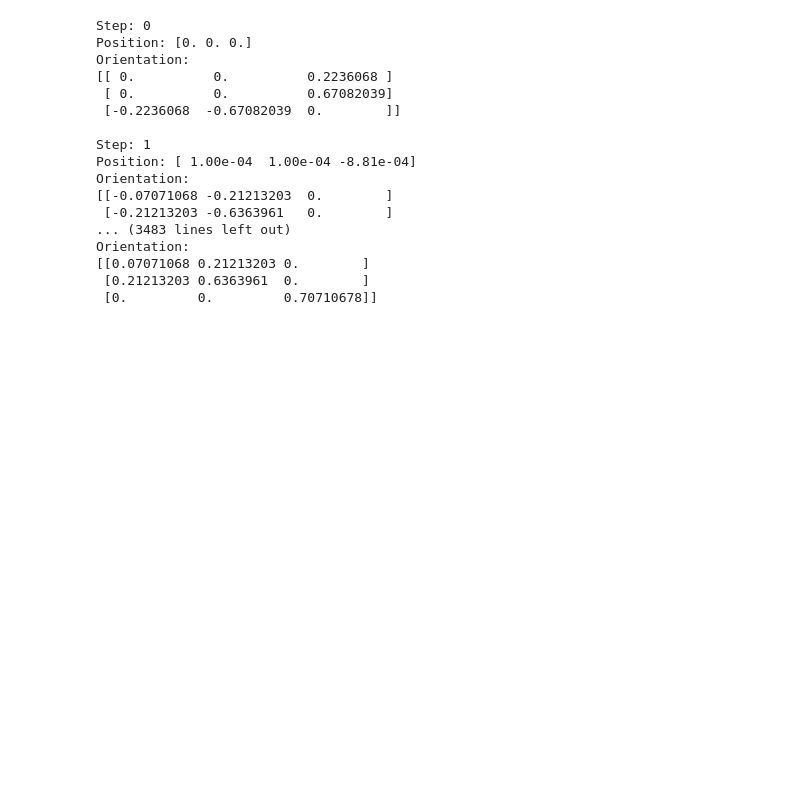
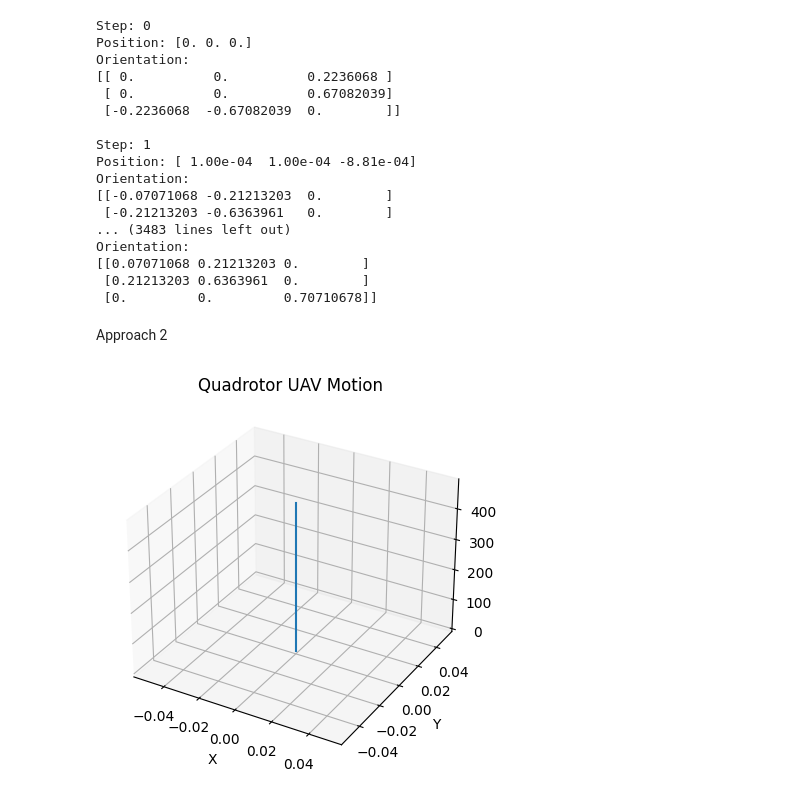
Before and after one commit to ME-UoP-ME421-Feb-2023/Rankine-RF, a Jupyter notebook: GroupRF_ControlSystems_Lab.ipynb, the cells around one changed output. Drawn from its saved outputs; the diff is of its cells as text; code cells hidden in the pictures; blank space fills up the shorter version.

```diff
--- a/GroupRF_ControlSystems_Lab.ipynb
+++ b/GroupRF_ControlSystems_Lab.ipynb
@@ -400,3 +400,70 @@ Orientation:
 [[0.07071068 0.21213203 0.        ]
  [0.21213203 0.6363961  0.        ]
  [0.         0.         0.70710678]]
+# %% [markdown]
+Approach 2
+# %%
+import numpy as np
+import matplotlib.pyplot as plt
+from mpl_toolkits.mplot3d import Axes3D
+
+def simulate_quadrotor(total_time, dt):
+    # Constants
+    g = 9.81  # Acceleration due to gravity
+    m = 1.0  # Mass of the quadrotor
+    I = np.array([[0.1, 0.0, 0.0],
+                  [0.0, 0.1, 0.0],
+                  [0.0, 0.0, 0.2]])  # Moment of inertia matrix
+
+    # Initial state
+    position = np.array([0.0, 0.0, 0.0])
+    velocity = np.array([0.0, 0.0, 0.0])
+    orientation = np.array([0.0, 0.0, 0.0])
+    angular_velocity = np.array([0.0, 0.0, 0.0])
+
+    # Simulation loop
+    positions = []
+    for t in np.arange(0, total_time, dt):
+        # Calculate forces and torques (for simplicity, let's assume no external forces or torques)
+        thrust = m * g  # Thrust force along the z-axis
+        torques = np.array([0.0, 0.0, 0.0])  # Zero torques for simplicity
+
+        # Calculate acceleration and angular acceleration
+        acceleration = np.array([0.0, 0.0, thrust / m])  # Acceleration from thrust force
+        angular_acceleration = np.linalg.inv(I).dot(torques)  # Angular acceleration from torques
+
+        # Update position and velocity
+        position += velocity * dt
+        velocity += acceleration * dt
+
+        # Update orientation and angular velocity
+        orientation += angular_velocity * dt
+        angular_velocity += angular_acceleration * dt
+
+        # Save current position
+        positions.append(position.copy())
+
+    return positions
+
+# Example usage
+total_time = 10.0  # Total simulation time
+dt = 0.1  # Time step
+
+positions = simulate_quadrotor(total_time, dt)
+
+# Extract x, y, z coordinates from positions
+x_coords = [pos[0] for pos in positions]
+y_coords = [pos[1] for pos in positions]
+z_coords = [pos[2] for pos in positions]
+
+# Plot trajectory
+fig = plt.figure()
+ax = fig.add_subplot(111, projection='3d')
+ax.plot(x_coords, y_coords, z_coords)
+ax.set_xlabel('X')
+ax.set_ylabel('Y')
+ax.set_zlabel('Z')
+ax.set_title('Quadrotor UAV Motion')
+plt.show()
+# %% [output]
+[figure, added]
```
Also changed, not shown: parts of 1 cell of this notebook.
